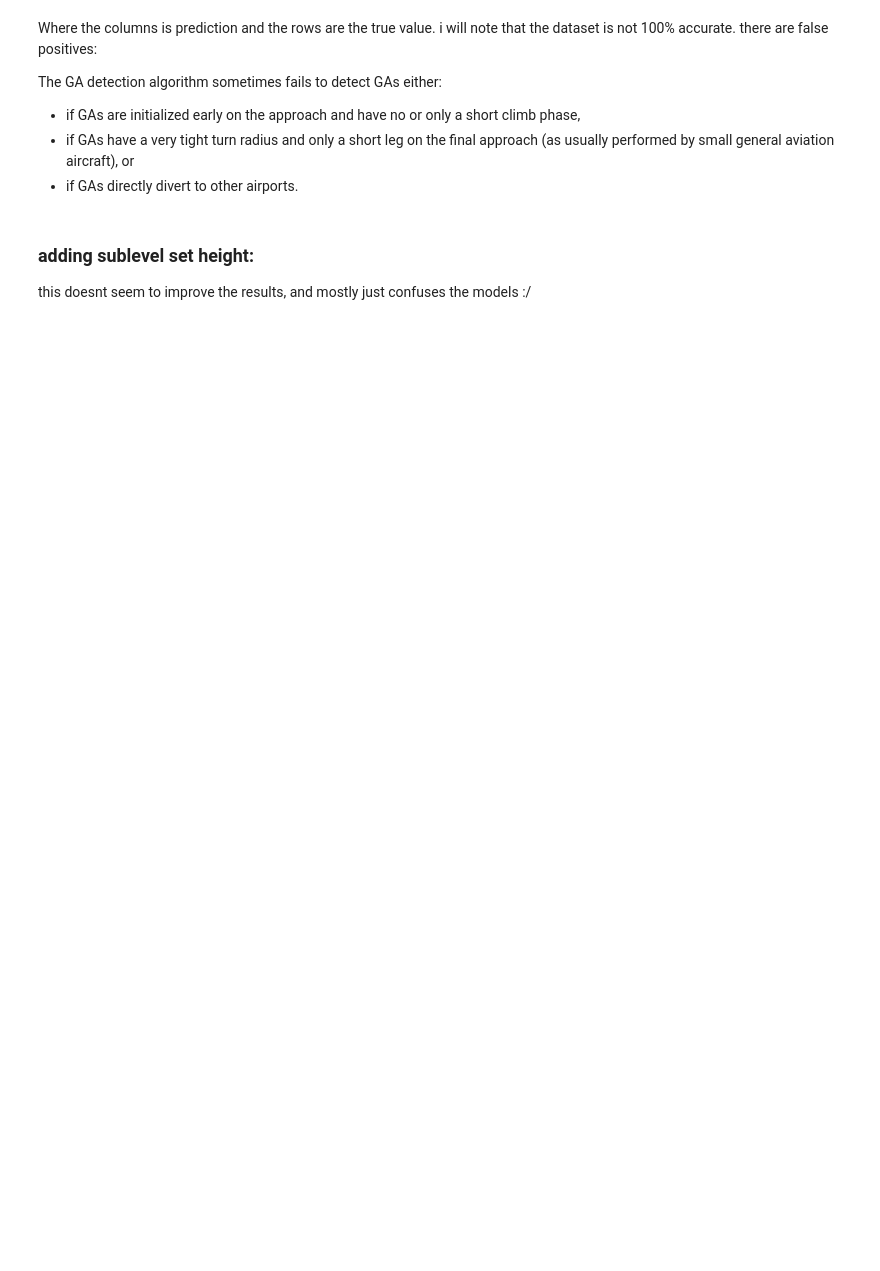
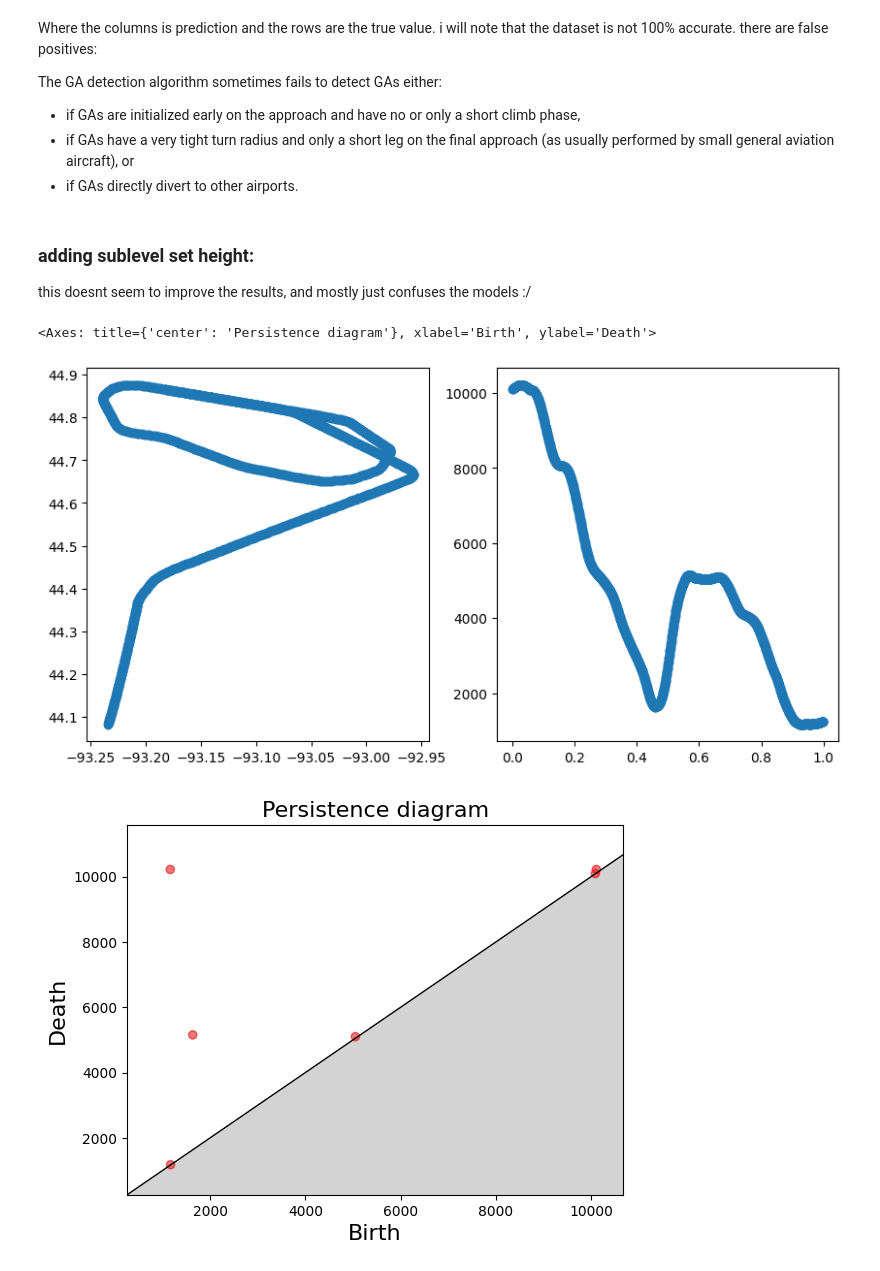
Before and after one commit to tobbensol/masters-thesis, a Jupyter notebook: cyclic dataset pediction.ipynb, the cells around one changed output. Cells and saved outputs as stored; diff of their text form; code cells hidden in the pictures; blank space fills up the shorter version.

Commit message:
added some visualizations

```diff
--- a/cyclic dataset pediction.ipynb
+++ b/cyclic dataset pediction.ipynb
@@ -102,14 +89,16 @@ for i in range(n_landscapes):
 [figure]
 # %%
 X = baseline
-#X = np.concatenate((X, landscapes), axis= 1)
-#X = np.concatenate((X, sub_landscapes), axis= 1)
+X = np.concatenate((X, landscapes), axis= 1)
+X = np.concatenate((X, sub_landscapes), axis= 1)
 mask = ~np.any(np.isnan(X), axis=1)
 X = X[mask]
 Y = labels[mask]
 
-x_train, x_test_val, y_train, y_test_val = train_test_split(X, Y, test_size=0.3, random_state=seed)
-x_test, x_val, y_test, y_val = train_test_split(x_test_val, y_test_val, test_size=0.5, random_state=seed)
+indices = np.arange(len(X))
+
+x_train, x_test_val, y_train, y_test_val, indices_train, indices_test_val = train_test_split(X, Y, indices, test_size=0.3, random_state=seed)
+x_test, x_val, y_test, y_val, indices_test, indices_val = train_test_split(x_test_val, y_test_val, indices_test_val, test_size=0.5, random_state=seed)
 # %%
 from sklearn.neighbors import KNeighborsClassifier
 from sklearn.neural_network import MLPClassifier
@@ -205,3 +194,24 @@ The GA detection algorithm sometimes fails to detect GAs either:
 # %% [markdown]
 ### adding sublevel set height:
 this doesnt seem to improve the results, and mostly just confuses the models :/
+# %%
+false_negatives = np.where(np.logical_and(y_val == 1, prediction == 0))[0]
+false_positives = np.where(np.logical_and(y_val == 0, prediction == 1))[0]
+
+index = 5
+index = indices_val[false_negatives[index]]
+
+fig, axs = plt.subplots(1, 2, figsize=(10, 5))
+path = paths[index]
+axs[0].scatter(path[:, 1], path[:, 0])
+
+path = sub_paths[index]
+x_values = [x / len(path) for x in range(len(path))]
+axs[1].scatter(x_values, path)
+
+gudhi.persistence_graphical_tools.plot_persistence_diagram(sub_persistence[index])
+gudhi.persistence_graphical_tools.plot_persistence_diagram(trees[index].persistence_intervals_in_dimension(1))
+# %% [output]
+<Axes: title={'center': 'Persistence diagram'}, xlabel='Birth', ylabel='Death'>
+[figure, added]
+[figure, added]
```
Also changed, not shown: parts of 5 cells of this notebook.
